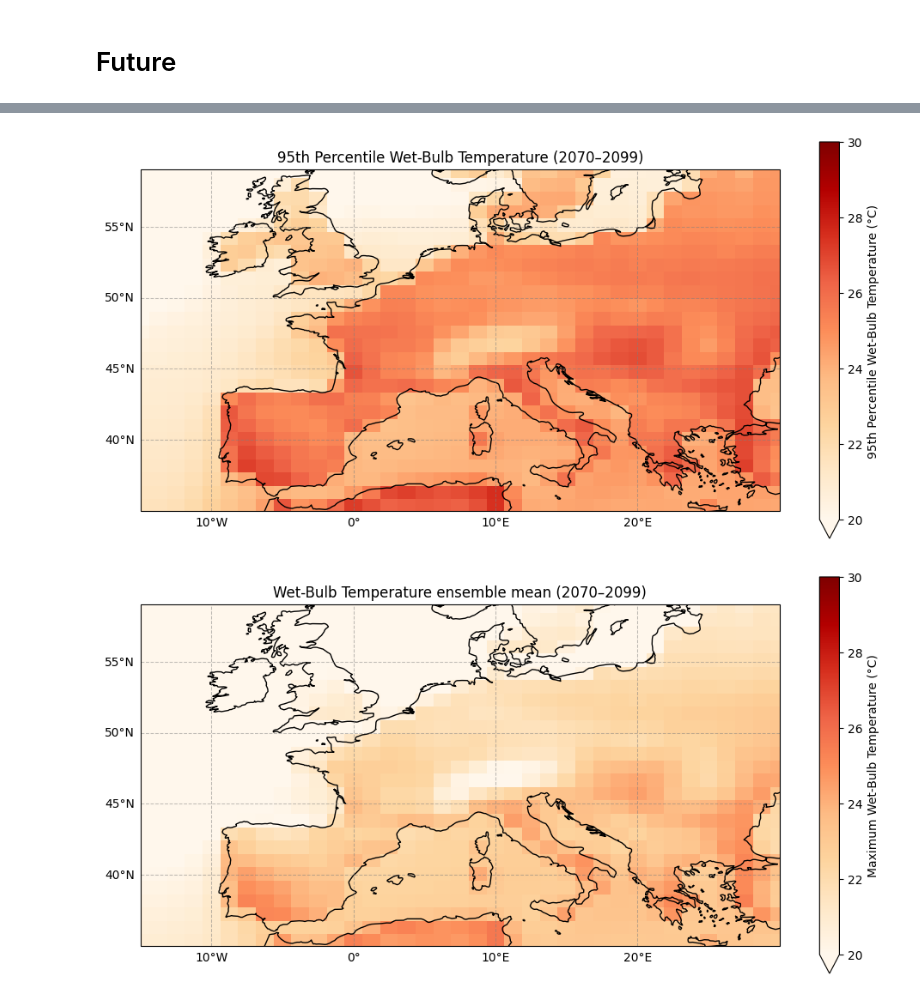
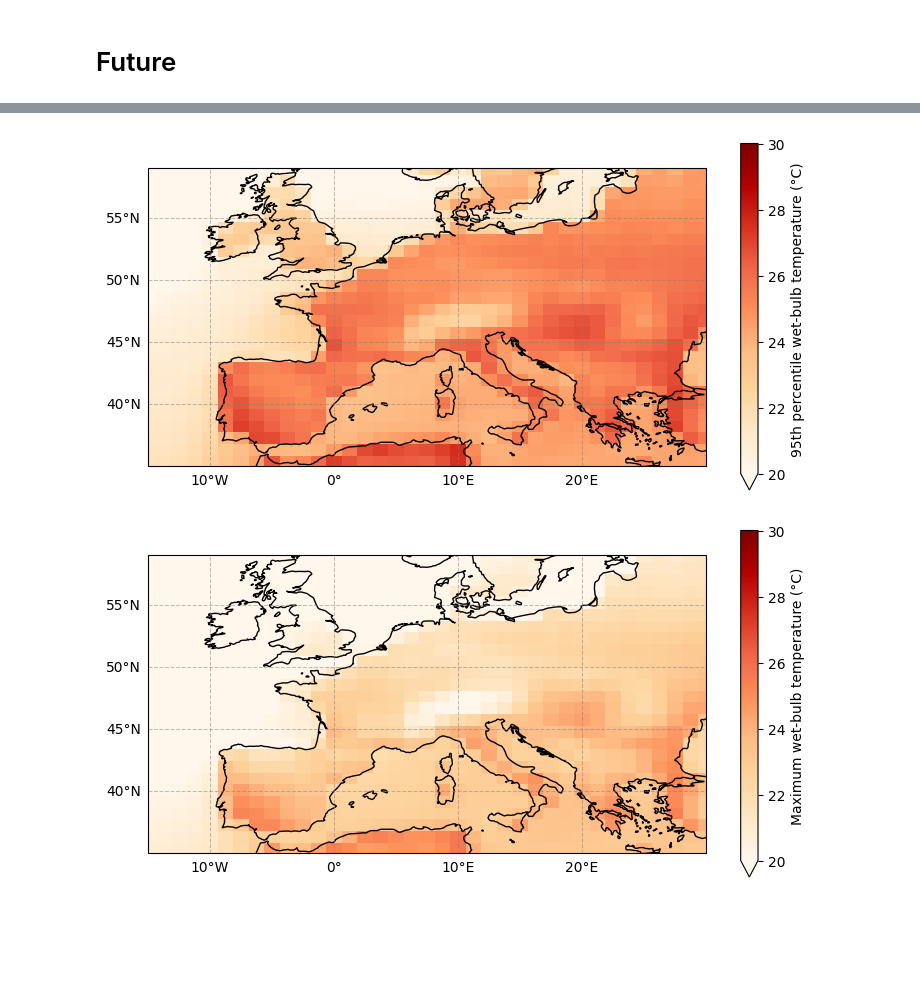
Before and after one commit to sundin01/climate_risk_assessment, a Jupyter notebook: vignettes/cra_workflow_bigler.ipynb, the cells around one changed output, grey strips where cells are left out. Saved outputs shown, nothing was run; the diff lists cells and outputs as text; code cells hidden in the pictures; blank space fills up the shorter version.

```diff
--- a/vignettes/cra_workflow_bigler.ipynb
+++ b/vignettes/cra_workflow_bigler.ipynb
@@ -714,50 +640,50 @@ plt.show()
 # %%
 # Compute the 95th percentile wet-bulb temperature at each grid cell
 p95_T_WB = df_future['T_WB'].quantile(0.95, dim=['member_id', 'time'])
 
 
-plt.figure(figsize=(12,6))
+plt.figure(figsize=(9,4.5))
 ax = plt.axes(projection=ccrs.PlateCarree())
 
 # Plot the 95th percentile T_WB
 p95_T_WB.plot(
     ax=ax,
     cmap='OrRd',  # or try 'inferno', 'plasma', 'cividis'
-    cbar_kwargs={'label': '95th Percentile Wet-Bulb Temperature (°C)'},
+    cbar_kwargs={'label': '95th percentile wet-bulb temperature (°C)'},
     vmin=20, vmax=30  # adjust range to your data
 )
 
 # Add map features
 ax.coastlines()
 ax.set_extent([-15, 30, 35, 57])
 
 # Gridlines
 gl = ax.gridlines(draw_labels=True, linewidth=0.75, color='gray', alpha=0.5, linestyle='--')
 gl.top_labels = False
 gl.right_labels = False
 gl.xlabel_style = {'size': 10}
 gl.ylabel_style = {'size': 10}
 
 # Title
-ax.set_title('95th Percentile Wet-Bulb Temperature (2070–2099)')
+ax.set_title(None)
 
-plt.savefig('../analysis/figures/p95_T_WB_2070_2099.png', dpi=1000, bbox_inches='tight')
+plt.savefig('../analysis/figures/future/p95_T_WB_2070_2099.png', dpi=1000, bbox_inches='tight')
 
 plt.show()
 # %% [output]
-[figure, old version]
+[figure, new version]
 # %%
 # Compute ensemble mean wet-bulb temperature at each grid cell
 mean_T_WB = df_future['T_WB'].mean(dim=['member_id', 'time'])
 
-plt.figure(figsize=(12,6))
+plt.figure(figsize=(9,4.5))
 ax = plt.axes(projection=ccrs.PlateCarree())
 
 # Adjust color range as needed (e.g., 15 to 30 °C)
 mean_T_WB.plot(
     ax=ax,
     cmap='OrRd',  # 'viridis' or 'inferno' also work well
-    cbar_kwargs={'label': 'Maximum Wet-Bulb Temperature (°C)'},
+    cbar_kwargs={'label': 'Maximum wet-bulb temperature (°C)'},
     vmin=20, vmax=30)
 
 # Add map features
@@ -771,10 +697,10 @@ gl.xlabel_style = {'size': 10}
 gl.ylabel_style = {'size': 10}
 
 # Title
-ax.set_title('Wet-Bulb Temperature ensemble mean (2070–2099)')
+#ax.set_title('Wet-Bulb Temperature ensemble mean (1970–1999)')
 
-plt.savefig('../analysis/figures/ensemblemean_T_WB_2070_2099.png', dpi=1000, bbox_inches='tight')
+plt.savefig('../analysis/figures/future/ensemblemean_T_WB_2070_2099.png', dpi=1000, bbox_inches='tight')
 
 plt.show()
 # %% [output]
-[figure, old version]
+[figure, new version]
```
Also changed, not shown: parts of 35 cells of this notebook.
